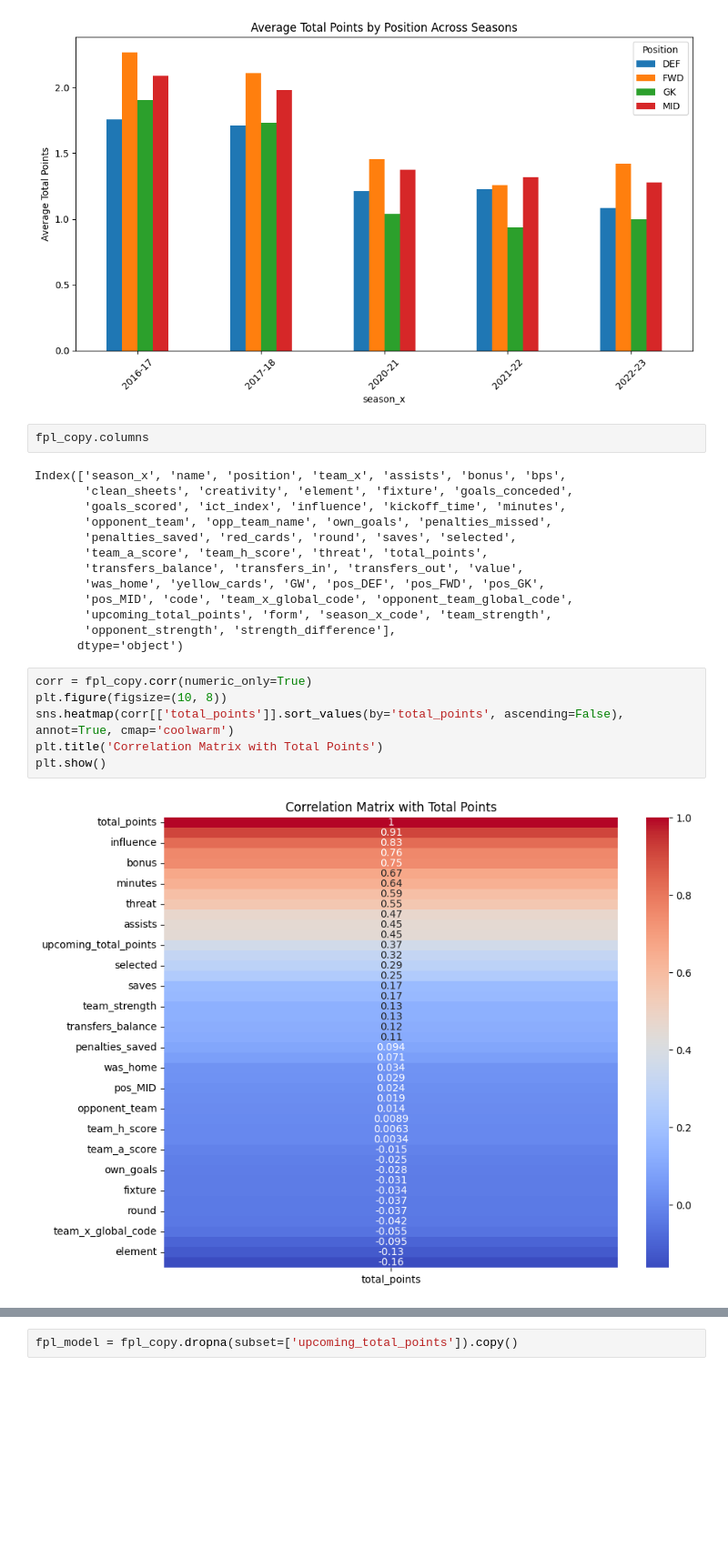
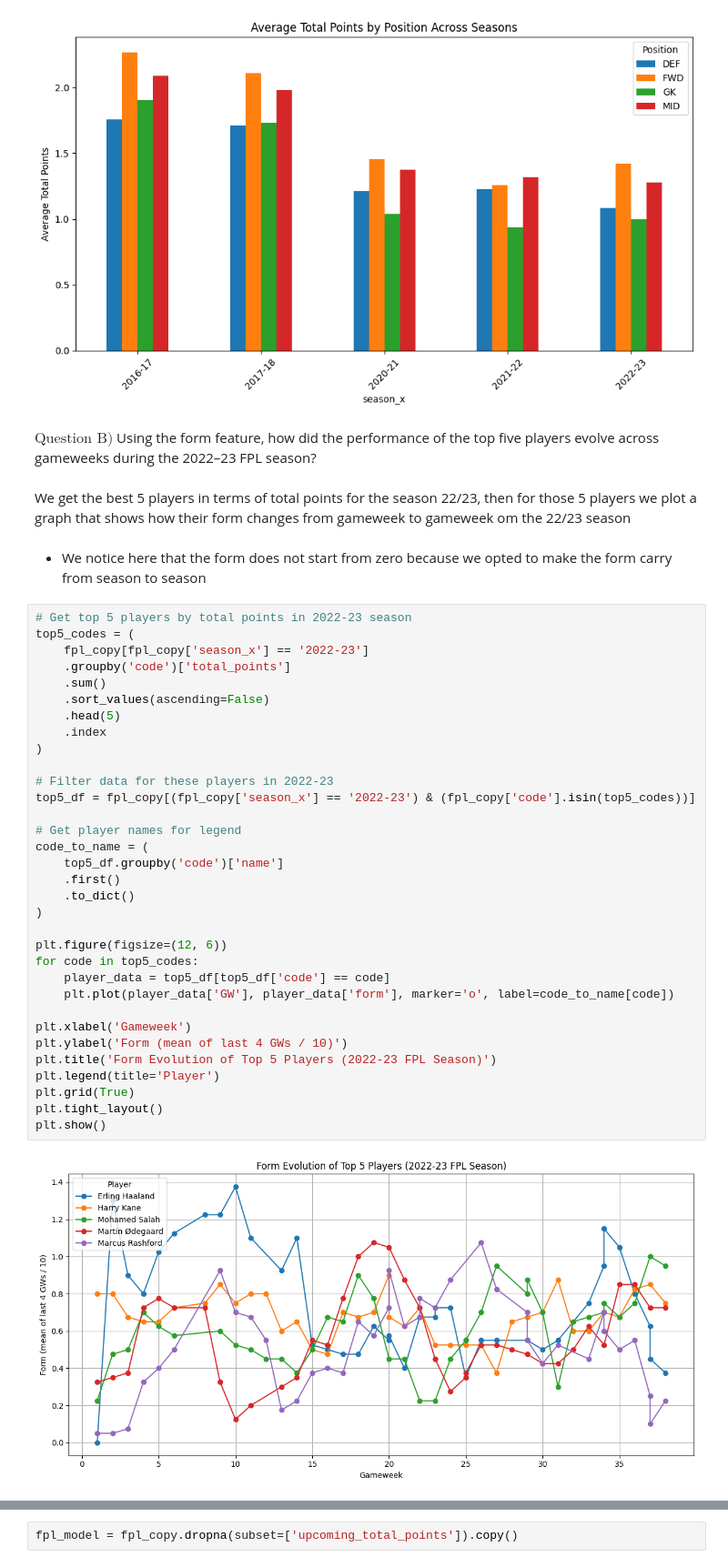
Before and after one commit to AhmedSameh19/fantasy-football-predictor, a Jupyter notebook: pred.ipynb, the cells around one changed output, grey strips where cells are left out. Shown at 91% size. Saved outputs shown, nothing was run; the diff lists cells and outputs as text; blank space fills up the shorter version.

Commit message:
cleaned notebook, added some more notes, answer to question 2b), and model for player features

```diff
--- a/pred.ipynb
+++ b/pred.ipynb
@@ -856,26 +886,44 @@ plt.tight_layout()
 plt.show()
 # %% [output]
 [figure]
-# %%
-fpl_copy.columns
-# %% [output]
-Index(['season_x', 'name', 'position', 'team_x', 'assists', 'bonus', 'bps',
-       'clean_sheets', 'creativity', 'element', 'fixture', 'goals_conceded',
-       'goals_scored', 'ict_index', 'influence', 'kickoff_time', 'minutes',
-       'opponent_team', 'opp_team_name', 'own_goals', 'penalties_missed',
-       'penalties_saved', 'red_cards', 'round', 'saves', 'selected',
-       'team_a_score', 'team_h_score', 'threat', 'total_points',
-       'transfers_balance', 'transfers_in', 'transfers_out', 'value',
-       'was_home', 'yellow_cards', 'GW', 'pos_DEF', 'pos_FWD', 'pos_GK',
-       'pos_MID', 'code', 'team_x_global_code', 'opponent_team_global_code',
-       'upcoming_total_points', 'form', 'season_x_code', 'team_strength',
-       'opponent_strength', 'strength_difference'],
-      dtype='object')
-# %%
-corr = fpl_copy.corr(numeric_only=True)
-plt.figure(figsize=(10, 8))
-sns.heatmap(corr[['total_points']].sort_values(by='total_points', ascending=False), annot=True, cmap='coolwarm')
-plt.title('Correlation Matrix with Total Points')
-plt.show()
-# %% [output]
-[figure, removed]
+# %% [markdown]
+$\text{Question B)}$ Using the form feature, how did the performance of the top five players evolve across gameweeks during the 2022–23 FPL season?
+# %% [markdown]
+We get the best 5 players in terms of total points for the season 22/23, then for those 5 players we plot a graph that shows how their form changes from gameweek to gameweek om the 22/23 season
+# %% [markdown]
+- We notice here that the form does not start from zero because we opted to make the form carry from season to season
+# %%
+# Get top 5 players by total points in 2022-23 season
+top5_codes = (
+    fpl_copy[fpl_copy['season_x'] == '2022-23']
+    .groupby('code')['total_points']
+    .sum()
+    .sort_values(ascending=False)
+    .head(5)
+    .index
+)
+
+# Filter data for these players in 2022-23
+top5_df = fpl_copy[(fpl_copy['season_x'] == '2022-23') & (fpl_copy['code'].isin(top5_codes))]
+
+# Get player names for legend
+code_to_name = (
+    top5_df.groupby('code')['name']
+    .first()
+    .to_dict()
+)
+
+plt.figure(figsize=(12, 6))
+for code in top5_codes:
+    player_data = top5_df[top5_df['code'] == code]
+    plt.plot(player_data['GW'], player_data['form'], marker='o', label=code_to_name[code])
+
+plt.xlabel('Gameweek')
+plt.ylabel('Form (mean of last 4 GWs / 10)')
+plt.title('Form Evolution of Top 5 Players (2022-23 FPL Season)')
+plt.legend(title='Player')
+plt.grid(True)
+plt.tight_layout()
+plt.show()
+# %% [output]
+[figure, added]
```
Also changed, not shown: parts of 88 cells of this notebook, 1 other file.
